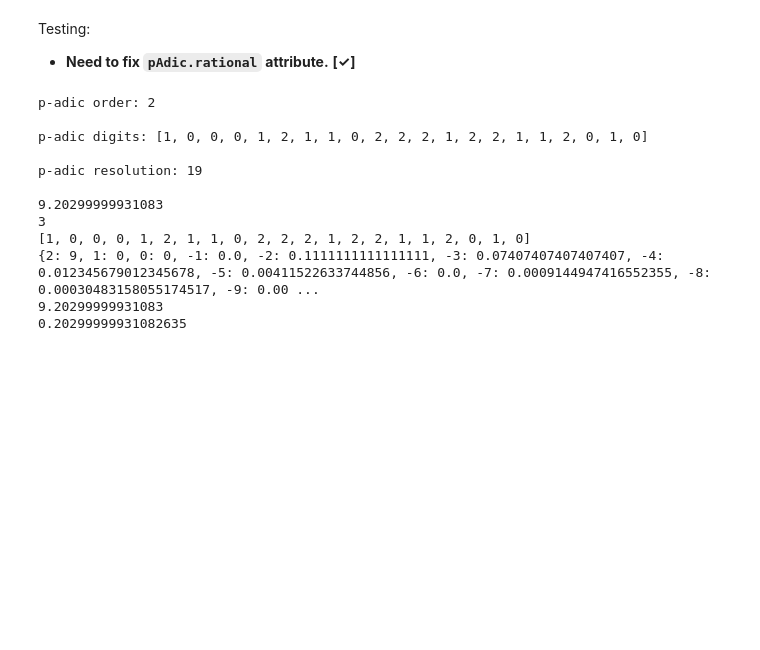
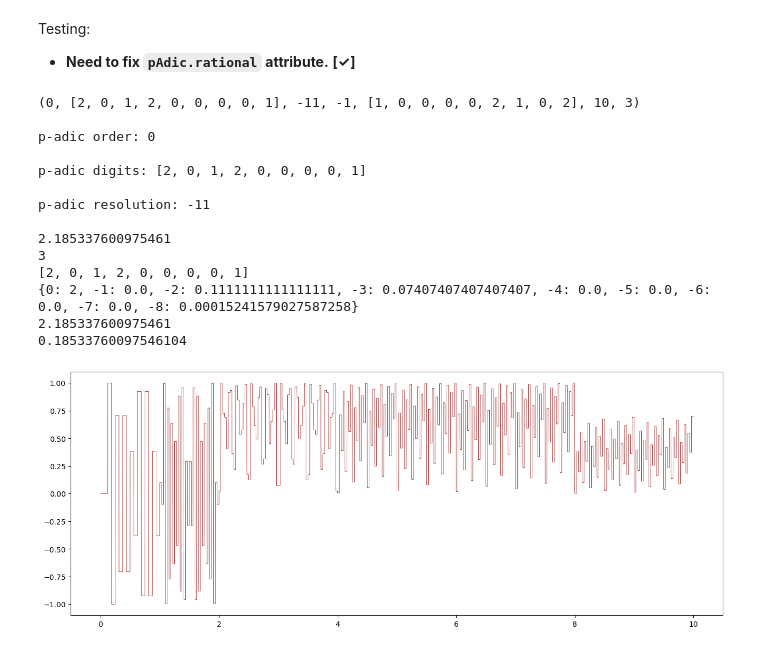
Before and after one commit to TYLERSFOSTER/Tonality_from_Q_p_and_SL_2, a Jupyter notebook: p_adic_signals.ipynb, the cells around one changed output. Saved outputs shown, nothing was run; the diff lists cells and outputs as text; code cells hidden in the pictures; blank space fills up the shorter version.

```diff
--- a/p_adic_signals.ipynb
+++ b/p_adic_signals.ipynb
@@ -71,7 +75,7 @@ fractional part 0.42400000000000004
 # %%
 def to_pAdic(number, p, m):
     assert isinstance(number, int) or isinstance(number, float)
-    assert number > 0
+    assert number >= 0
     assert isinstance(p, int)
     assert p >= 2
     assert isinstance(m, int)
@@ -87,19 +91,27 @@ def to_pAdic(number, p, m):
     norm = n-1
     resolution = m
 
+    new_norm = -n
+    new_resolution = -m-1
+
     a = []
     for i in range(norm, -resolution, -1) :
         p_git = math.floor(epsilon/(p**i))
         epsilon -= p_git*(p**i)
         a.append(p_git)
 
-    return norm, a, resolution, p
+    b = copy.deepcopy(a)
+    a.reverse()
+
+    return new_norm, a, new_resolution, norm, b, resolution, p
 # %% [markdown]
 Testing:
 
 * **Need to fix `pAdic.rational` attribute.** **[✓]**
 # %%
-output = to_pAdic(9.203, 3, 19)
+output = to_pAdic(0.33666, 3, 10)
+print(output)
+
 N = output[0]
 L = output[1]
 m = output[2]
@@ -121,15 +133,39 @@ print(A.term_dict)
 print(A.rational)
 print(A.fractional)
 # %% [output]
-p-adic order: 2
+(0, [2, 0, 1, 2, 0, 0, 0, 0, 1], -11, -1, [1, 0, 0, 0, 0, 2, 1, 0, 2], 10, 3)
 
-p-adic digits: [1, 0, 0, 0, 1, 2, 1, 1, 0, 2, 2, 2, 1, 2, 2, 1, 1, 2, 0, 1, 0]
+p-adic order: 0
 
-p-adic resolution: 19
+p-adic digits: [2, 0, 1, 2, 0, 0, 0, 0, 1]
 
-9.20299999931083
+p-adic resolution: -11
+
+2.185337600975461
 3
-[1, 0, 0, 0, 1, 2, 1, 1, 0, 2, 2, 2, 1, 2, 2, 1, 1, 2, 0, 1, 0]
-{2: 9, 1: 0, 0: 0, -1: 0.0, -2: 0.1111111111111111, -3: 0.07407407407407407, -4: 0.012345679012345678, -5: 0.00411522633744856, -6: 0.0, -7: 0.0009144947416552355, -8: 0.00030483158055174517, -9: 0.00 ...
-9.20299999931083
-0.20299999931082635
+[2, 0, 1, 2, 0, 0, 0, 0, 1]
+{0: 2, -1: 0.0, -2: 0.1111111111111111, -3: 0.07407407407407407, -4: 0.0, -5: 0.0, -6: 0.0, -7: 0.0, -8: 0.00015241579027587258}
+2.185337600975461
+0.18533760097546104
+# %%
+p = 2
+
+T = np.array([.001*j for j in range(10000)])
+
+Y = []
+for t in T:
+    t = t
+    output = to_pAdic(t, p, 6)
+    N = output[0]
+    L = output[1]
+    A = pAdic(p, L, N)
+    y = A.fractional
+    y = np.sin(2*np.pi*y)
+    Y.append(y)
+Y = np.array(Y)
+
+plt.figure(figsize=(16,6))
+plt.plot(T, Y, color='darkred', linewidth=0.5)
+plt.show()
+# %% [output]
+[figure, added]
```
Also changed, not shown: parts of 3 cells of this notebook, 2 other files.
